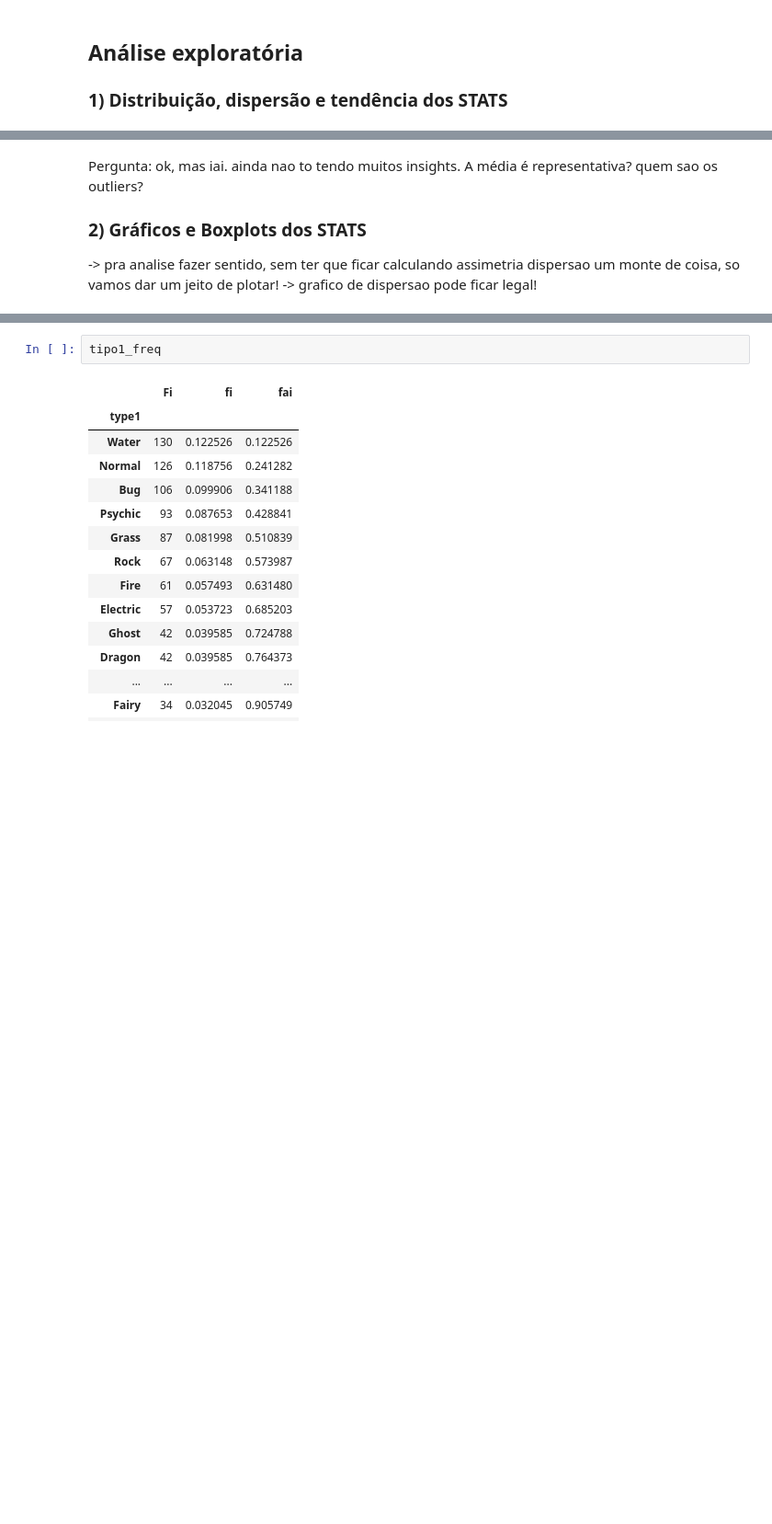
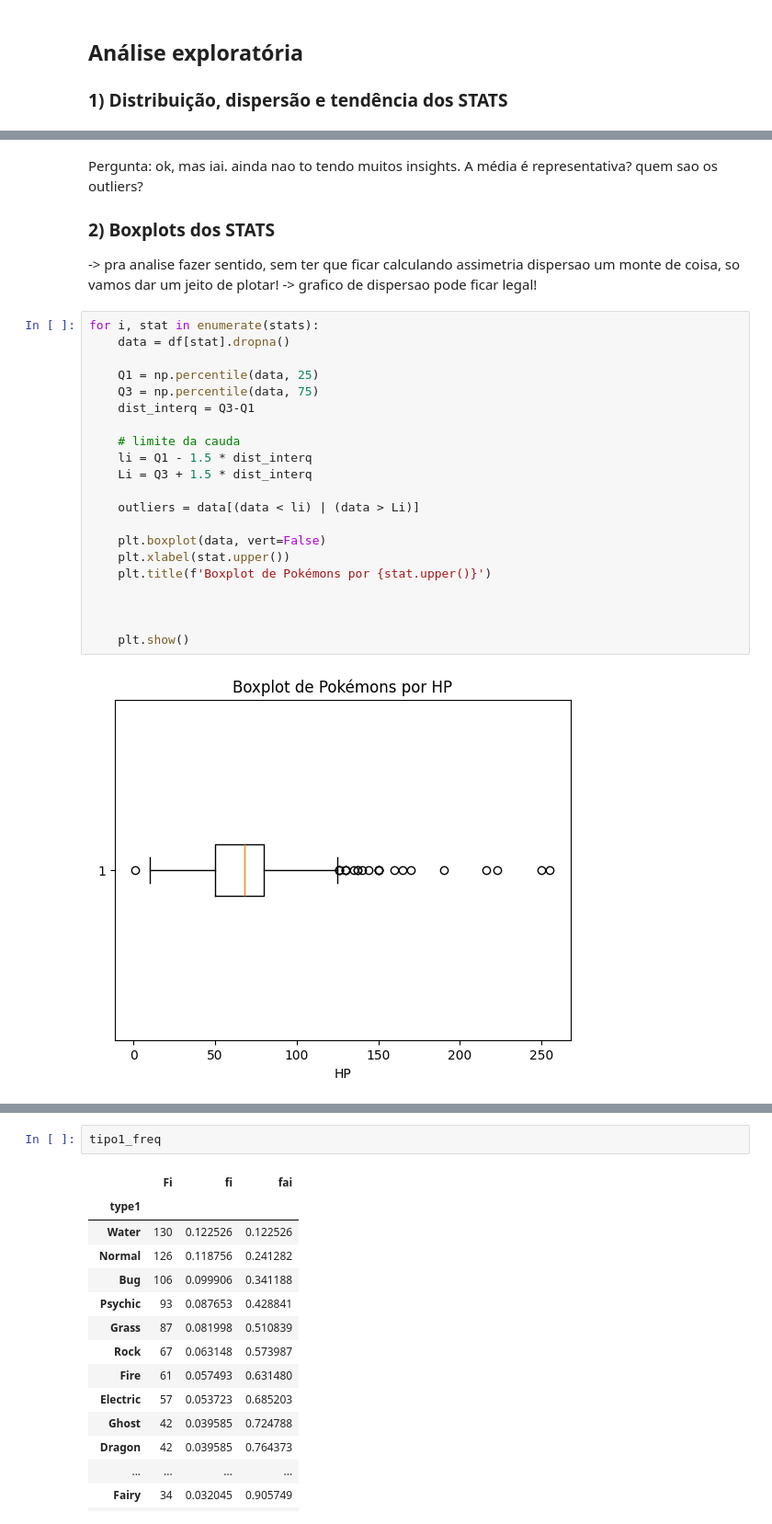
Before and after one commit to stepsbtw/pokestatistica, a Jupyter notebook: pokestatistica.ipynb, the cells around one changed output, grey strips where cells are left out. Shown at 92% size. Cells and saved outputs as stored; diff of their text form; blank space fills up the shorter version.

```diff
--- a/pokestatistica.ipynb
+++ b/pokestatistica.ipynb
@@ -99,6 +126,29 @@ descricao
 # %% [markdown]
 Pergunta: ok, mas iai. ainda nao to tendo muitos insights. A média é representativa? quem sao os outliers?
 
-### 2) Gráficos e Boxplots dos STATS
+### 2) Boxplots dos STATS
    -> pra analise fazer sentido, sem ter que ficar calculando assimetria dispersao um monte de coisa, so vamos dar um jeito de plotar!
    -> grafico de dispersao pode ficar legal!
+# %%
+for i, stat in enumerate(stats):
+    data = df[stat].dropna()
+
+    Q1 = np.percentile(data, 25)
+    Q3 = np.percentile(data, 75)
+    dist_interq = Q3-Q1
+
+    # limite da cauda
+    li = Q1 - 1.5 * dist_interq
+    Li = Q3 + 1.5 * dist_interq
+
+    outliers = data[(data < li) | (data > Li)]
+
+    plt.boxplot(data, vert=False)
+    plt.xlabel(stat.upper())
+    plt.title(f'Boxplot de Pokémons por {stat.upper()}')
+
+
+
+    plt.show()
+# %% [output]
+[figure, added]
```
Also changed, not shown: parts of 21 cells of this notebook.
